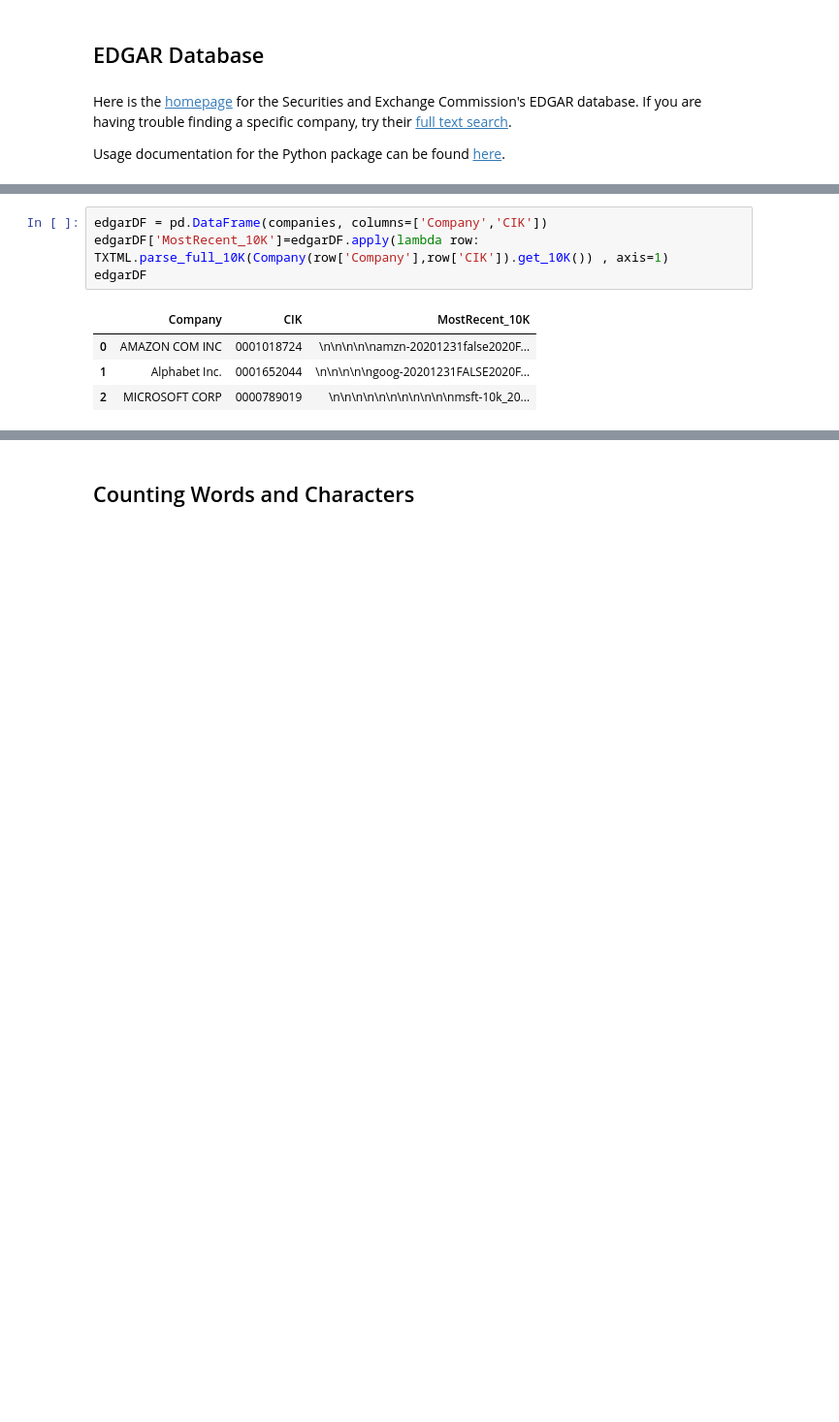
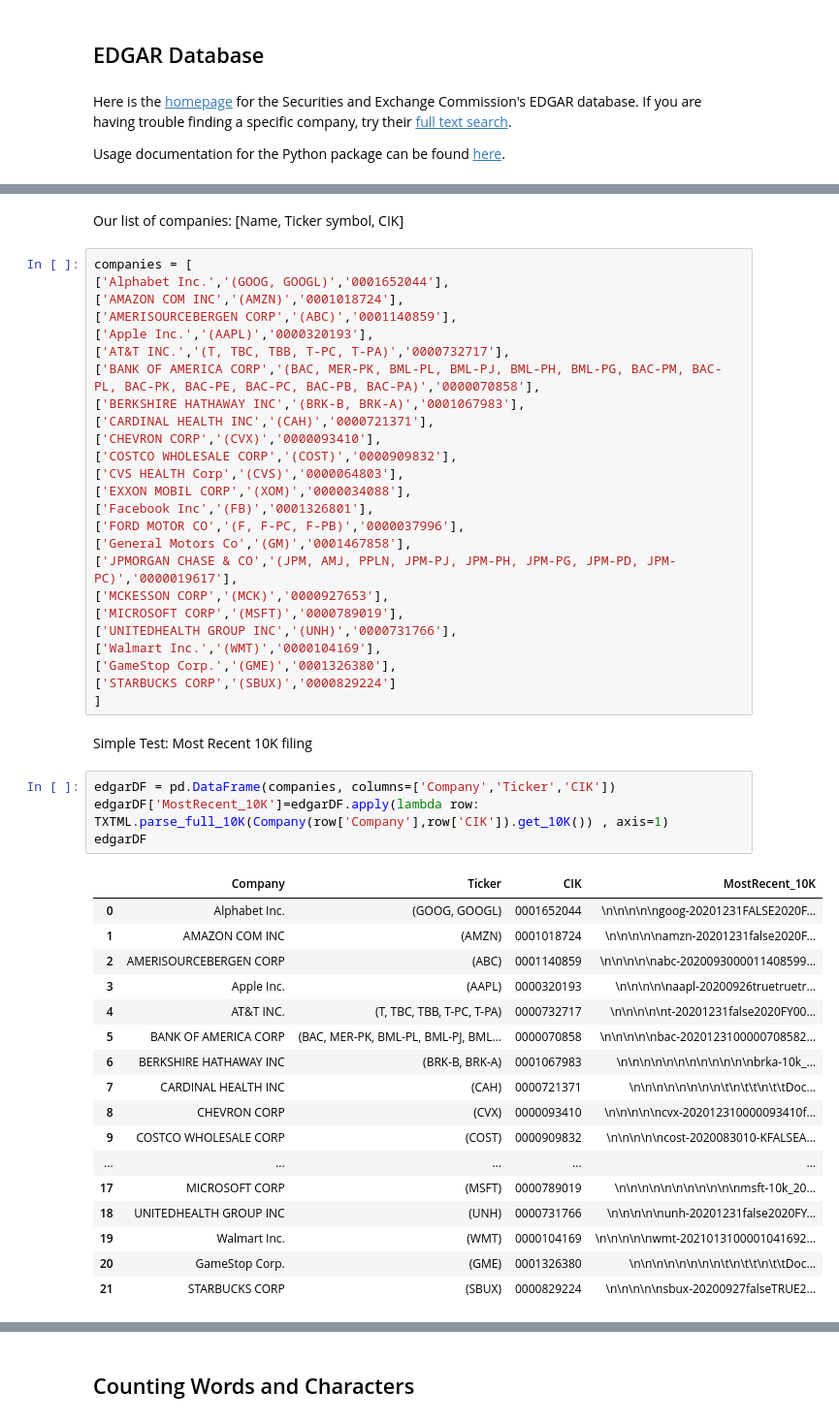
Before and after one commit to SouthernMethodistUniversity/text_mining_with_python, a Jupyter notebook: intro_to_working_with_text.ipynb, the cells around one changed output, grey strips where cells are left out. Shown at 97% size. Saved outputs shown, nothing was run; the diff lists cells and outputs as text; blank space fills up the shorter version.

Commit message:
Updates to edgar dataset

```diff
--- a/intro_to_working_with_text.ipynb
+++ b/intro_to_working_with_text.ipynb
@@ -92,10 +51,52 @@ companies = [['AMAZON COM INC','0001018724'],
+# %% [markdown]
+Our list of companies: \[Name, Ticker symbol, CIK\]
+# %%
+companies = [
+['Alphabet Inc.','(GOOG, GOOGL)','0001652044'],
+['AMAZON COM INC','(AMZN)','0001018724'],
+['AMERISOURCEBERGEN CORP','(ABC)','0001140859'],
+['Apple Inc.','(AAPL)','0000320193'],
+['AT&T INC.','(T, TBC, TBB, T-PC, T-PA)','0000732717'],
+['BANK OF AMERICA CORP','(BAC, MER-PK, BML-PL, BML-PJ, BML-PH, BML-PG, BAC-PM, BAC-PL, BAC-PK, BAC-PE, BAC-PC, BAC-PB, BAC-PA)','0000070858'],
+['BERKSHIRE HATHAWAY INC','(BRK-B, BRK-A)','0001067983'],
+['CARDINAL HEALTH INC','(CAH)','0000721371'],
+['CHEVRON CORP','(CVX)','0000093410'],
+['COSTCO WHOLESALE CORP','(COST)','0000909832'],
+['CVS HEALTH Corp','(CVS)','0000064803'],
+['EXXON MOBIL CORP','(XOM)','0000034088'],
+['Facebook Inc','(FB)','0001326801'],
+['FORD MOTOR CO','(F, F-PC, F-PB)','0000037996'],
+['General Motors Co','(GM)','0001467858'],
+['JPMORGAN CHASE & CO','(JPM, AMJ, PPLN, JPM-PJ, JPM-PH, JPM-PG, JPM-PD, JPM-PC)','0000019617'],
+['MCKESSON CORP','(MCK)','0000927653'],
+['MICROSOFT CORP','(MSFT)','0000789019'],
+['UNITEDHEALTH GROUP INC','(UNH)','0000731766'],
+['Walmart Inc.','(WMT)','0000104169'],
+['GameStop Corp.','(GME)','0001326380'],
+['STARBUCKS CORP','(SBUX)','0000829224']
+]
+# %% [markdown]
+Simple Test: Most Recent 10K filing
 # %%
-edgarDF = pd.DataFrame(companies, columns=['Company','CIK'])
+edgarDF = pd.DataFrame(companies, columns=['Company','Ticker','CIK'])
 edgarDF['MostRecent_10K']=edgarDF.apply(lambda row: TXTML.parse_full_10K(Company(row['Company'],row['CIK']).get_10K()) , axis=1)
 edgarDF
 # %% [output]
-|  | Company | CIK | MostRecent_10K |
-| 0 | AMAZON COM INC | 0001018724 | \n\n\n\n\namzn-20201231false2020F... |
-| 1 | Alphabet Inc. | 0001652044 | \n\n\n\n\ngoog-20201231FALSE2020F... |
-| 2 | MICROSOFT CORP | 0000789019 | \n\n\n\n\n\n\n\n\n\n\nmsft-10k_20... |
+|  | Company | Ticker | CIK | MostRecent_10K |
+| 0 | Alphabet Inc. | (GOOG, GOOGL) | 0001652044 | \n\n\n\n\ngoog-20201231FALSE2020F... |
+| 1 | AMAZON COM INC | (AMZN) | 0001018724 | \n\n\n\n\namzn-20201231false2020F... |
+| 2 | AMERISOURCEBERGEN CORP | (ABC) | 0001140859 | \n\n\n\n\nabc-2020093000011408599... |
+| 3 | Apple Inc. | (AAPL) | 0000320193 | \n\n\n\n\naapl-20200926truetruetr... |
+| 4 | AT&T INC. | (T, TBC, TBB, T-PC, T-PA) | 0000732717 | \n\n\n\n\nt-20201231false2020FY00... |
+| 5 | BANK OF AMERICA CORP | (BAC, MER-PK, BML-PL, BML-PJ, BML... | 0000070858 | \n\n\n\n\nbac-2020123100000708582... |
+| 6 | BERKSHIRE HATHAWAY INC | (BRK-B, BRK-A) | 0001067983 | \n\n\n\n\n\n\n\n\n\n\n\nbrka-10k_... |
+| 7 | CARDINAL HEALTH INC | (CAH) | 0000721371 | \n\n\n\n\n\n\n\n\t\n\t\t\n\t\tDoc... |
+| 8 | CHEVRON CORP | (CVX) | 0000093410 | \n\n\n\n\ncvx-202012310000093410f... |
+| 9 | COSTCO WHOLESALE CORP | (COST) | 0000909832 | \n\n\n\n\ncost-2020083010-KFALSEA... |
+| ... | ... | ... | ... | ... |
+| 17 | MICROSOFT CORP | (MSFT) | 0000789019 | \n\n\n\n\n\n\n\n\n\n\nmsft-10k_20... |
+| 18 | UNITEDHEALTH GROUP INC | (UNH) | 0000731766 | \n\n\n\n\nunh-20201231false2020FY... |
+| 19 | Walmart Inc. | (WMT) | 0000104169 | \n\n\n\n\nwmt-2021013100001041692... |
+| 20 | GameStop Corp. | (GME) | 0001326380 | \n\n\n\n\n\n\n\n\t\n\t\t\n\t\tDoc... |
+| 21 | STARBUCKS CORP | (SBUX) | 0000829224 | \n\n\n\n\nsbux-20200927falseTRUE2... |
 # %% [markdown]
```
Also changed, not shown: parts of 44 cells of this notebook, 2 other files.
